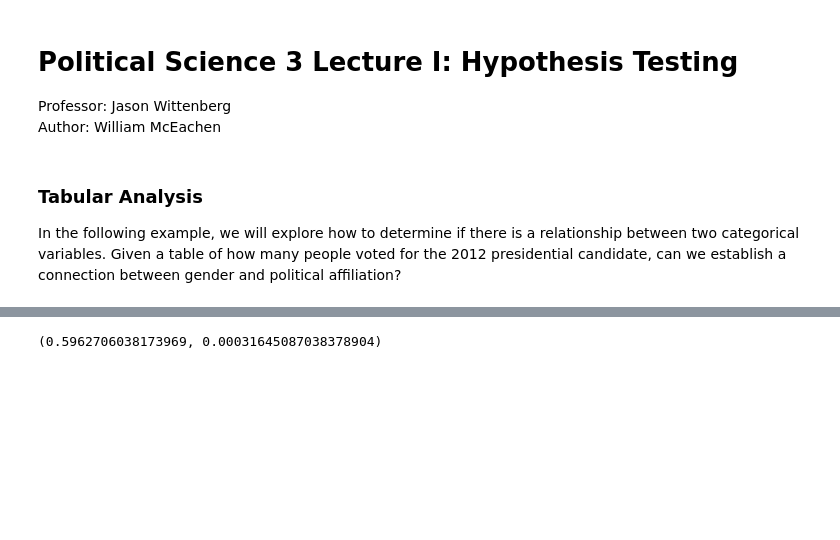
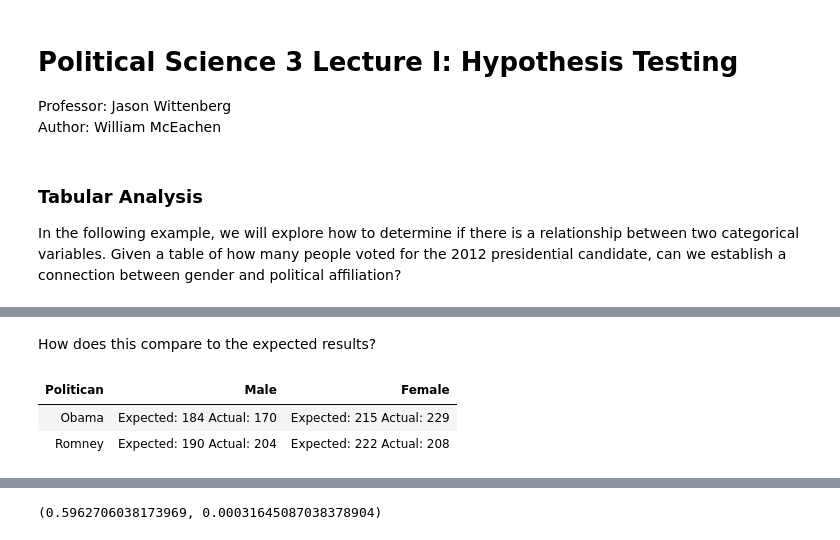
Before and after one commit to ds-modules/POLSCI-3, a Jupyter notebook: beta materials/Lecture_I_NB_1.ipynb, the cells around one changed output, grey strips where cells are left out. Saved outputs shown, nothing was run; the diff lists cells and outputs as text; code cells hidden in the pictures; blank space fills up the shorter version.

```diff
--- a/beta materials/Lecture_I_NB_1.ipynb
+++ b/beta materials/Lecture_I_NB_1.ipynb
@@ -29,0 +49,13 @@ respond_table
+# %% [markdown]
+How does this compare to the expected results?
+# %%
+compare_table = Table().with_columns(
+                'Politican',['Obama', 'Romney'],
+                'Male', ['Expected: 184 Actual: 170', 'Expected: 190 Actual: 204'],
+                'Female', ['Expected: 215 Actual: 229', 'Expected: 222 Actual: 208']
+                )
+compare_table
+# %% [output]
+| Politican | Male | Female |
+| Obama | Expected: 184 Actual: 170 | Expected: 215 Actual: 229 |
+| Romney | Expected: 190 Actual: 204 | Expected: 222 Actual: 208 |
```
Also changed, not shown: parts of 19 cells of this notebook, 1 other file.
